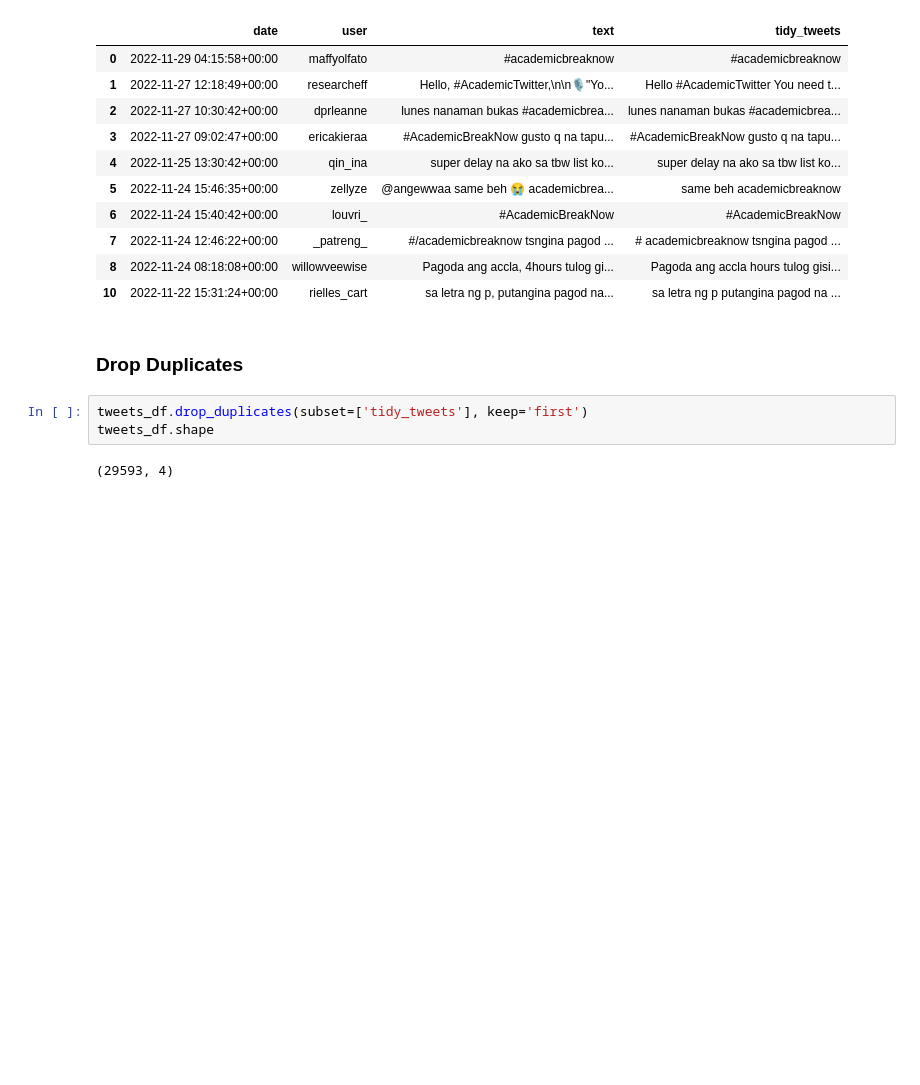
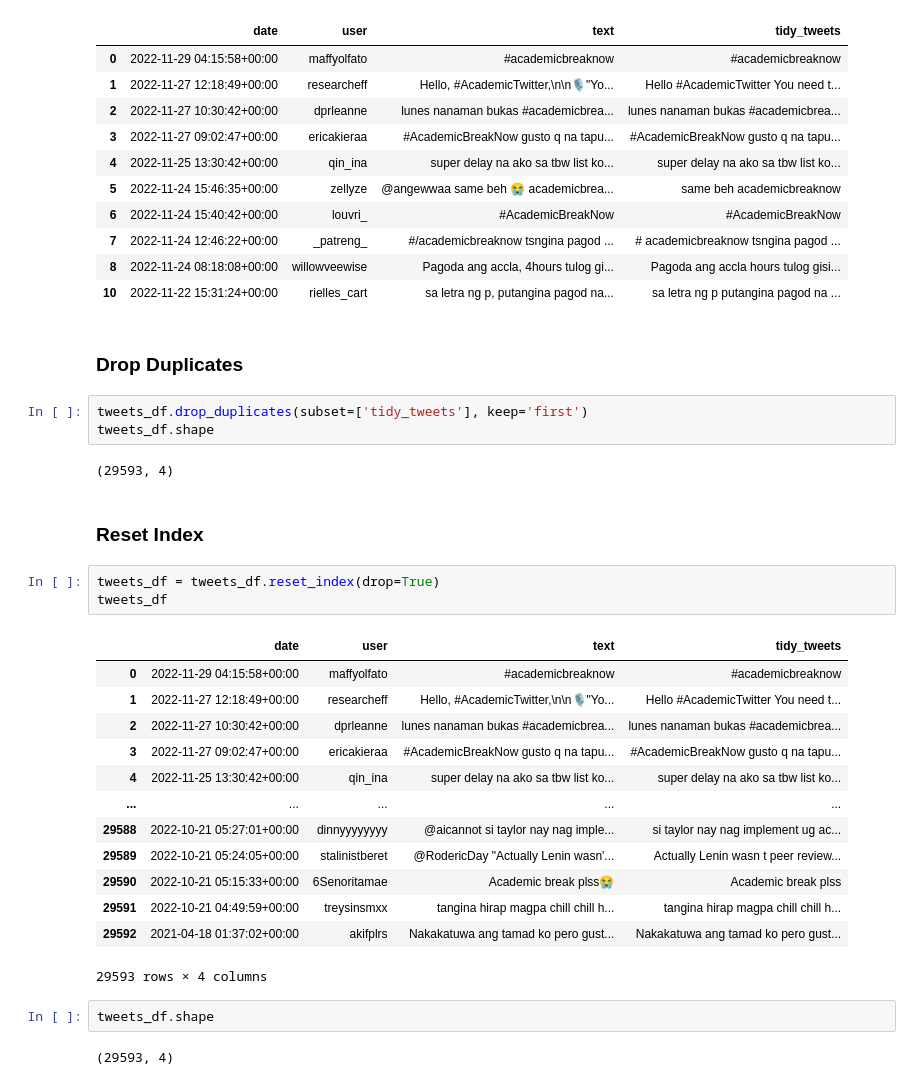
Before and after one commit to majogamit/Academic-Situation-Sentiment-Analysis, a Jupyter notebook: data_pre_process.ipynb, the cells around one changed output. Saved outputs shown, nothing was run; the diff lists cells and outputs as text; blank space fills up the shorter version.

Commit message:
Reset Index

```diff
--- a/data_pre_process.ipynb
+++ b/data_pre_process.ipynb
@@ -157,3 +157,26 @@ tweets_df.drop_duplicates(subset=['tidy_tweets'], keep='first')
 tweets_df.shape
 # %% [output]
 (29593, 4)
+# %% [markdown]
+### Reset Index
+# %%
+tweets_df = tweets_df.reset_index(drop=True)
+tweets_df
+# %% [output]
+|  | date | user | text | tidy_tweets |
+| 0 | 2022-11-29 04:15:58+00:00 | maffyolfato | #academicbreaknow | #academicbreaknow |
+| 1 | 2022-11-27 12:18:49+00:00 | researcheff | Hello, #AcademicTwitter,\n\n🎙️"Yo... | Hello #AcademicTwitter You need t... |
+| 2 | 2022-11-27 10:30:42+00:00 | dprleanne | lunes nanaman bukas #academicbrea... | lunes nanaman bukas #academicbrea... |
+| 3 | 2022-11-27 09:02:47+00:00 | ericakieraa | #AcademicBreakNow gusto q na tapu... | #AcademicBreakNow gusto q na tapu... |
+| 4 | 2022-11-25 13:30:42+00:00 | qin_ina | super delay na ako sa tbw list ko... | super delay na ako sa tbw list ko... |
+| ... | ... | ... | ... | ... |
+| 29588 | 2022-10-21 05:27:01+00:00 | dinnyyyyyyyy | @aicannot si taylor nay nag imple... | si taylor nay nag implement ug ac... |
+| 29589 | 2022-10-21 05:24:05+00:00 | stalinistberet | @RodericDay "Actually Lenin wasn'... | Actually Lenin wasn t peer review... |
+| 29590 | 2022-10-21 05:15:33+00:00 | 6Senoritamae | Academic break plss😭 | Academic break plss |
+| 29591 | 2022-10-21 04:49:59+00:00 | treysinsmxx | tangina hirap magpa chill chill h... | tangina hirap magpa chill chill h... |
+| 29592 | 2021-04-18 01:37:02+00:00 | akifplrs | Nakakatuwa ang tamad ko pero gust... | Nakakatuwa ang tamad ko pero gust... |
+29593 rows × 4 columns
+# %%
+tweets_df.shape
+# %% [output]
+(29593, 4)
```
